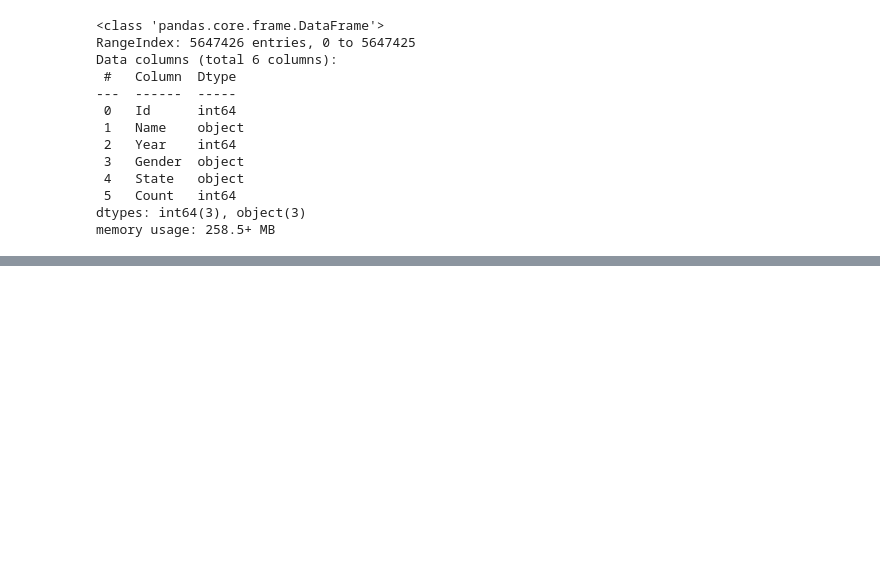
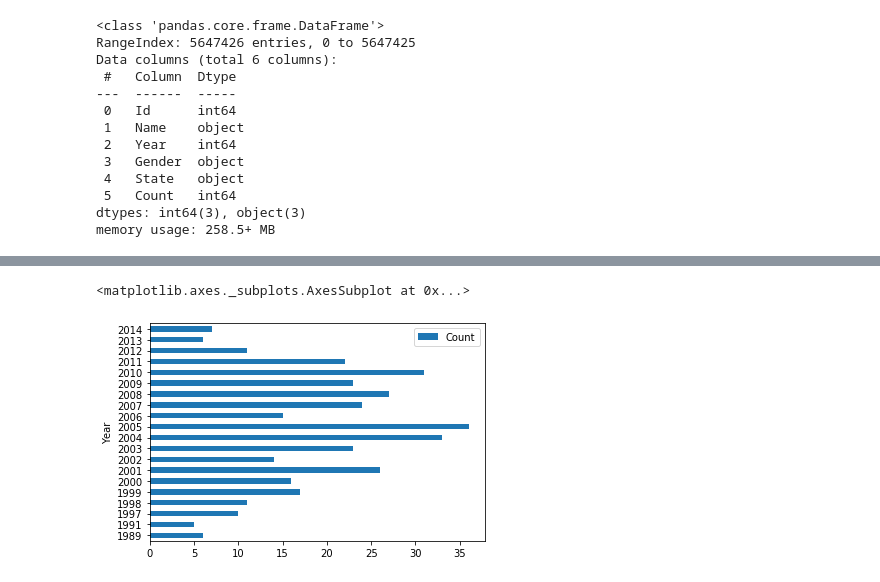
Before and after one commit to anshuldante/ai-ds-ml-practical, a Jupyter notebook: introduction-to-data-science-2/Iteration_1.ipynb, the cells around one changed output, grey strips where cells are left out. Drawn from its saved outputs; the diff is of its cells as text; code cells hidden in the pictures; blank space fills up the shorter version.

```diff
--- a/introduction-to-data-science-2/Iteration_1.ipynb
+++ b/introduction-to-data-science-2/Iteration_1.ipynb
@@ -205,0 +253,5 @@ states_babies.head()
+# %%
+babies[babies['Name'] == 'Anshul'].plot.barh(x = 'Year', y = 'Count')
+# %% [output]
+<matplotlib.axes._subplots.AxesSubplot at 0x...>
+[figure, added]
```
Also changed, not shown: parts of 54 cells of this notebook, 1 other file.
